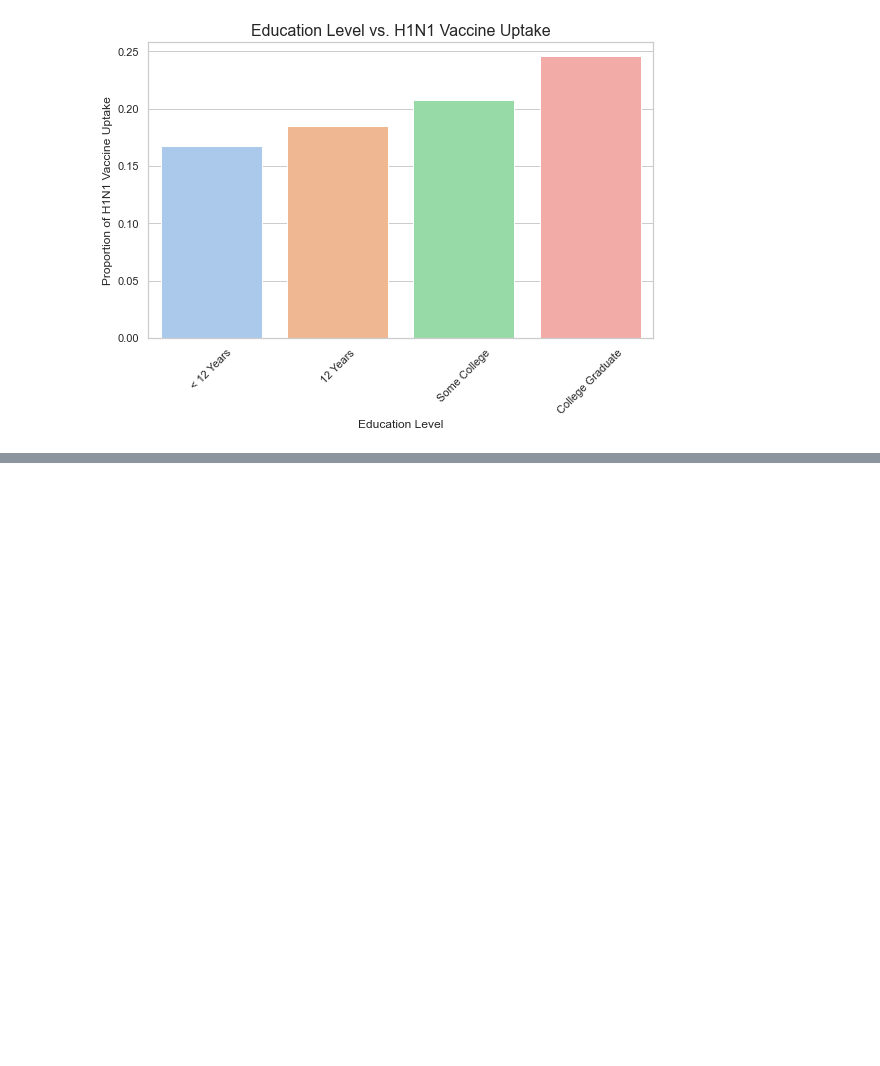
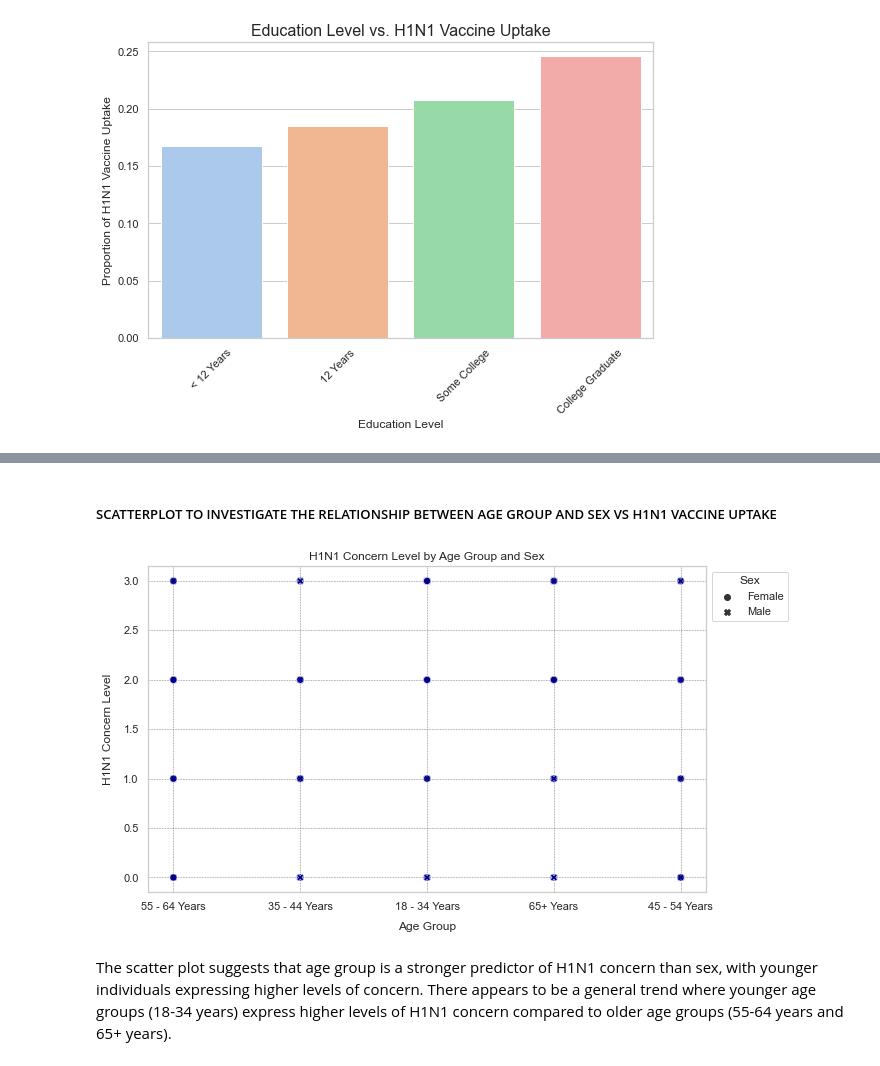
Before and after one commit to NamaembaSilali/vaccine-project, a Jupyter notebook: index.ipynb, the cells around one changed output, grey strips where cells are left out. Cells and saved outputs as stored; diff of their text form; code cells hidden in the pictures; blank space fills up the shorter version.

Commit message:
scatter plot

```diff
--- a/index.ipynb
+++ b/index.ipynb
@@ -343,0 +347,26 @@ plt.show()
+# %% [markdown]
+##### SCATTERPLOT TO INVESTIGATE THE RELATIONSHIP BETWEEN AGE GROUP AND SEX VS H1N1 VACCINE UPTAKE
+# %%
+#plotting a scatterplot
+sns.set_style("whitegrid")
+plt.figure(figsize=(10, 6))
+ax = sns.scatterplot(
+    x="age_group",
+    y="h1n1_concern",
+    color="darkblue",
+    data=df,
+    style="sex",
+    s=50,
+    alpha=0.7,
+)
+plt.xlabel("Age Group", labelpad=10)
+plt.ylabel("H1N1 Concern Level", labelpad=10)
+plt.title("H1N1 Concern Level by Age Group and Sex")
+plt.grid(True, linestyle="--", linewidth=0.5, color="gray", which="both", axis="both")
+handles, labels = ax.get_legend_handles_labels()
+plt.legend(handles, labels, title="Sex", loc="upper left", bbox_to_anchor=(1, 1))
+plt.show()
+# %% [output]
+[figure, added]
+# %% [markdown]
+The scatter plot suggests that age group is a stronger predictor of H1N1 concern than sex, with younger individuals expressing higher levels of concern. There appears to be a general trend where younger age groups (18-34 years) express higher levels of H1N1 concern compared to older age groups (55-64 years and 65+ years).
```
Also changed, not shown: parts of 1 cell of this notebook.
